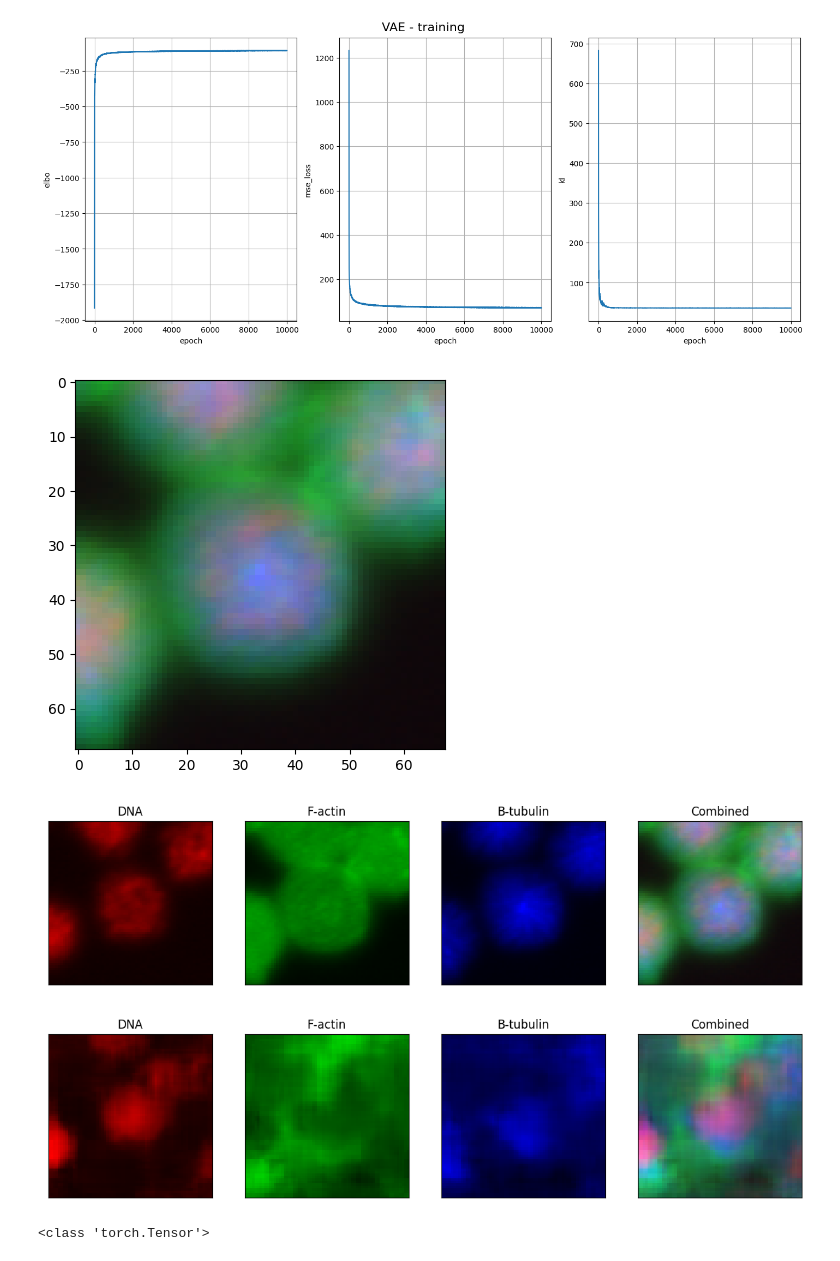
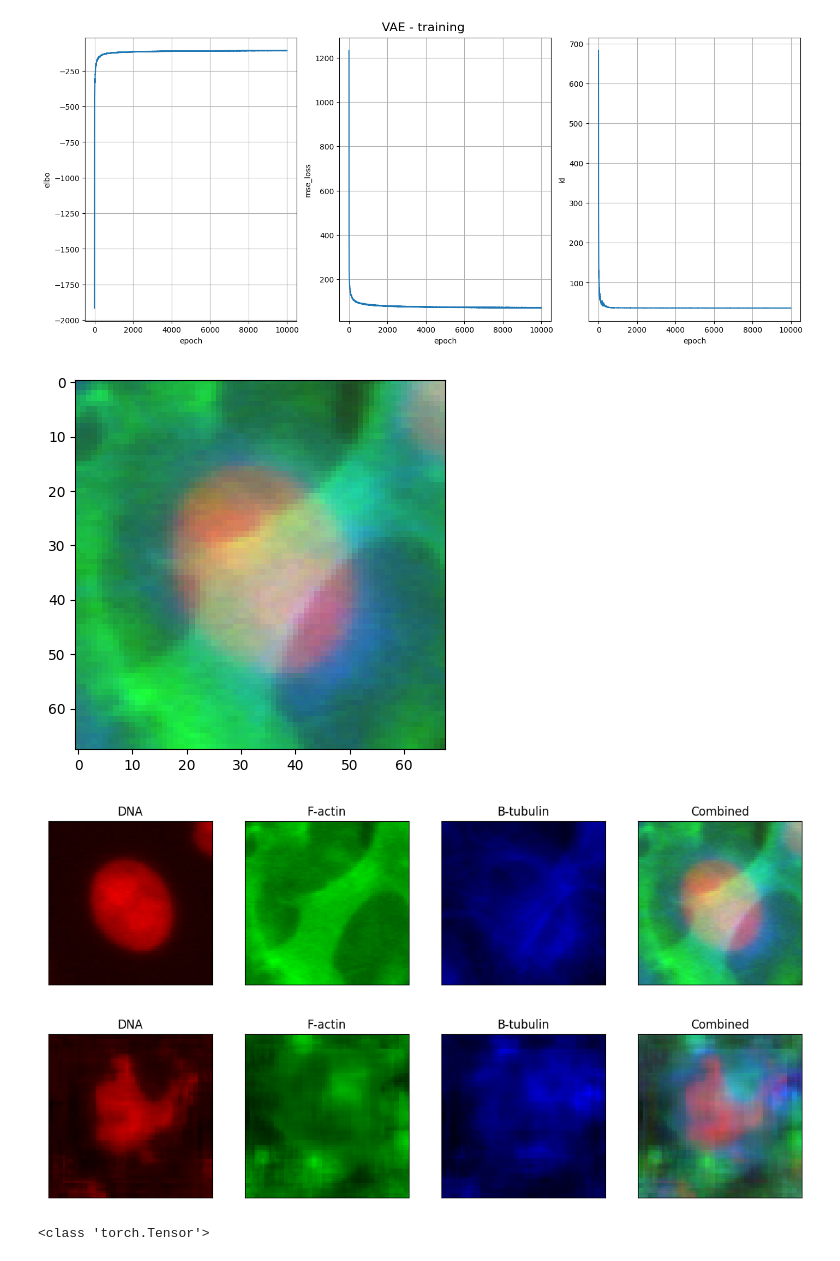
Before and after one commit to RasmusML/generative-models-for-phenotypic-profiling, a Jupyter notebook: Playground downstream.ipynb, the cells around one changed output. Cells and saved outputs as stored; diff of their text form; code cells hidden in the pictures.

```diff
--- a/Playground downstream.ipynb
+++ b/Playground downstream.ipynb
@@ -48,9 +49,7 @@ cprint(f"Using device: {device}", logfile)
 ## Load data
 # %%
 data_root = "./data/all/"
-metadata_all = read_metadata(data_root + "metadata.csv")[0:100]
-
-mapping = get_MOA_mappings(metadata_all)
+metadata_all = read_metadata(data_root + "metadata.csv")
 # %%
 metadata_all.groupby(['moa'])['moa'].count()
 # %% [output]
@@ -61,6 +70,7 @@ Microtubule stabilizers    20
 Name: moa, dtype: int64
 # %%
-metadata = shuffle_metadata(metadata_all)
+metadata = shuffle_metadata(metadata_all)[:100000]
+mapping = get_MOA_mappings(metadata)
 metadata_train_all, metadata_test = split_metadata(metadata, split_fraction = .90)
 metadata_train, metadata_validation = split_metadata(metadata_train_all, split_fraction = .90)
 # %%
@@ -109,10 +125,10 @@ plot_VAE_performance(training_data, title='VAE - training')
 [figure]
 [figure]
 # %%
-x, y = test_set[0]
+x, y = test_set[1]
 plot_image(img_saturate(x))
 # %% [output]
-[figure, old version]
+[figure, new version]
 # %%
 def sample_from_latent(latent: torch.Tensor, vae: nn.Module):
     px = vae.observation_model(latent)
@@ -127,5 +143,5 @@ x_reconstruction = x_reconstruction[0]
 plot_image_channels(img_saturate(x))
 plot_image_channels(img_saturate(x_reconstruction))
 # %% [output]
-[figure, old version]
+[figure, new version]
-[figure, old version]
+[figure, new version]
```
Also changed, not shown: parts of 38 cells of this notebook.
